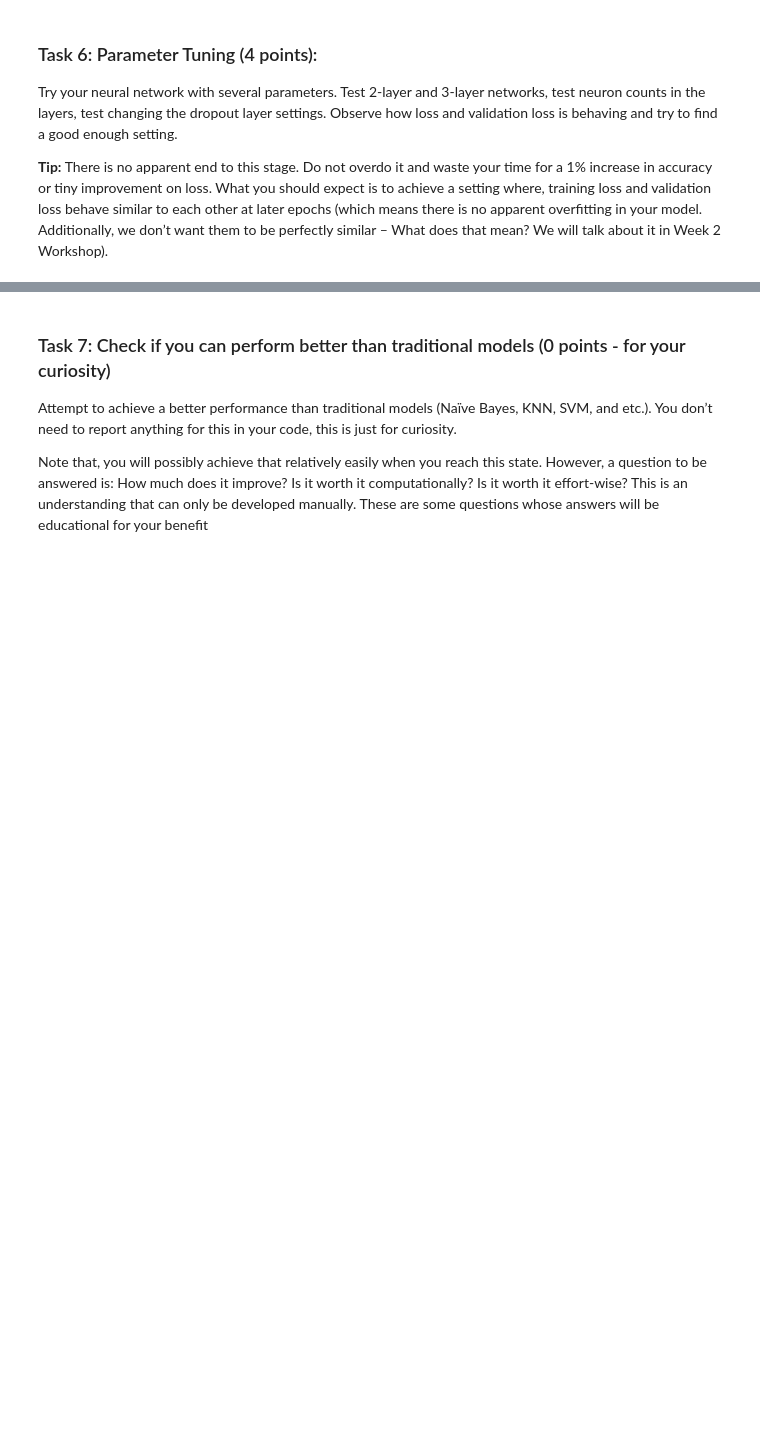
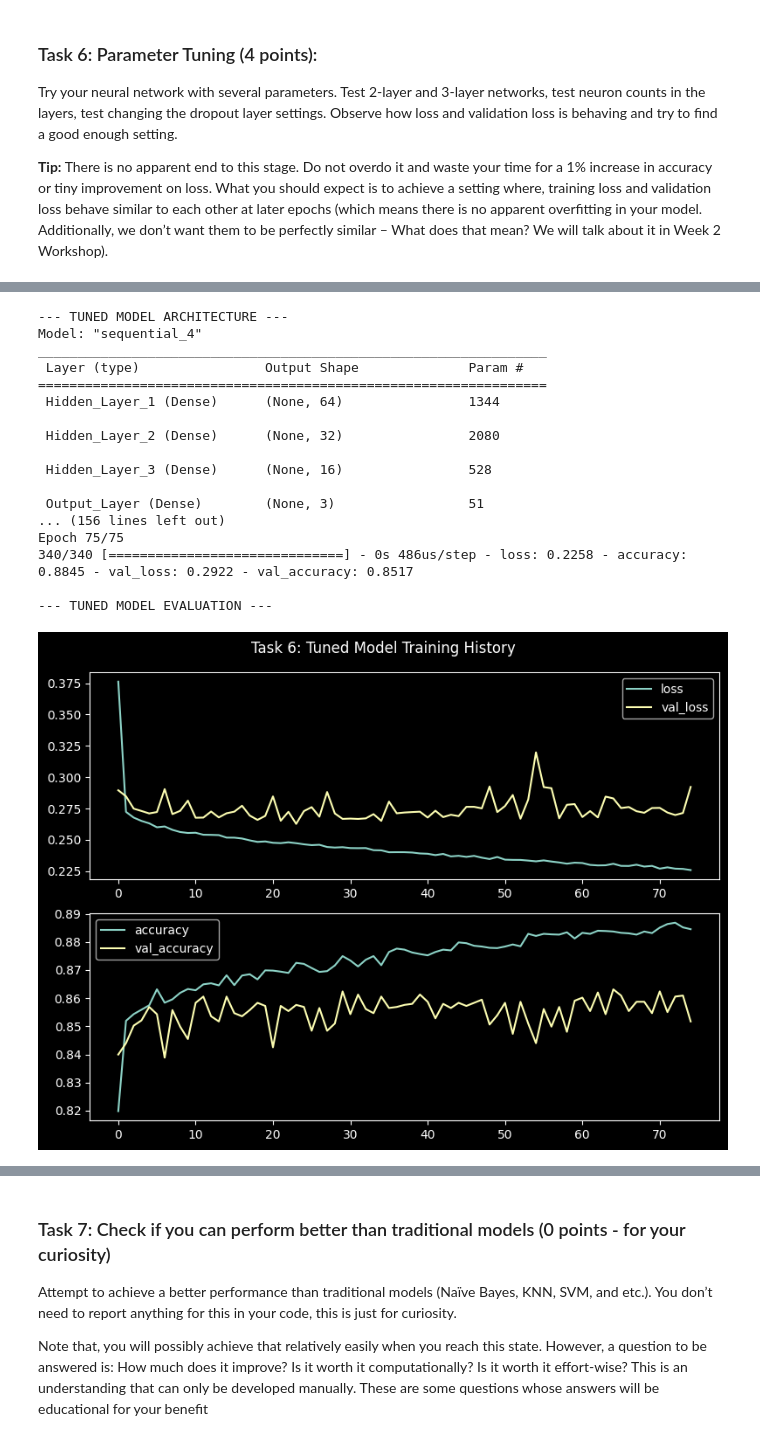
Before and after one commit to Alinakatiliute/BIM-Deep-Learning, a Jupyter notebook: Assignmnet 1.ipynb, the cells around one changed output, grey strips where cells are left out. Drawn from its saved outputs; the diff is of its cells as text; code cells hidden in the pictures; blank space fills up the shorter version.

```diff
--- a/Assignmnet 1.ipynb
+++ b/Assignmnet 1.ipynb
@@ -322,0 +252,62 @@ Tuned Model - Test Loss: 0.2594, Test Accuracy: 0.8743
+# %%
+# ==========================================
+# TASK 6: PARAMETER TUNING (variation 1: 3 Layers, No Dropout)
+# ==========================================
+
+# 1. Build the Tuned Architecture (3-Layer Network with Dropout)
+variation1_model = keras.Sequential([
+    # Hidden Layer 1: Expanded to 64 neurons to capture more initial patterns
+    layers.Dense(64, activation='relu', input_shape=(input_dim,), name="Hidden_Layer_1"),
+
+    # Hidden Layer 2: Funneling down to 32 neurons
+    layers.Dense(32, activation='relu', name="Hidden_Layer_2"),
+
+    # Hidden Layer 3: Final feature extraction
+    layers.Dense(16, activation='relu', name="Hidden_Layer_3"),
+
+    # Output Layer
+    layers.Dense(3, activation='softmax', name="Output_Layer")
+])
+
+print("--- TUNED MODEL ARCHITECTURE ---")
+variation1_model.summary()
+
+variation1_model.compile(
+    optimizer='rmsprop',
+    loss='categorical_crossentropy',
+    metrics=['accuracy']
+)
+
+print("\n--- BEGINNING TUNED MODEL TRAINING ---")
+history_tuned = variation1_model.fit(
+    X_train_matrix, y_train_cat,
+    epochs=75,            # Doubling epochs to give the more complex model a chance to learn
+    batch_size=32,
+    validation_split=0.2,
+    verbose=1
+)
+
+print("\n--- TUNED MODEL EVALUATION ---")
+plot_history(history_tuned, title="Task 6: Tuned Model Training History")
+
+test_loss_tuned, test_acc_tuned = variation1_model.evaluate(X_test_matrix, y_test_cat, verbose=0)
+print(f"Tuned Model - Test Loss: {test_loss_tuned:.4f}, Test Accuracy: {test_acc_tuned:.4f}")
+# %% [output]
+--- TUNED MODEL ARCHITECTURE ---
+Model: "sequential_4"
+_________________________________________________________________
+ Layer (type)                Output Shape              Param #
+=================================================================
+ Hidden_Layer_1 (Dense)      (None, 64)                1344
+
+ Hidden_Layer_2 (Dense)      (None, 32)                2080
+
+ Hidden_Layer_3 (Dense)      (None, 16)                528
+
+ Output_Layer (Dense)        (None, 3)                 51
+... (156 lines left out)
+Epoch 75/75
+340/340 [==============================] - 0s 486us/step - loss: 0.2258 - accuracy: 0.8845 - val_loss: 0.2922 - val_accuracy: 0.8517
+
+--- TUNED MODEL EVALUATION ---
+[figure, added]
```
Also changed, not shown: parts of 8 cells of this notebook.
